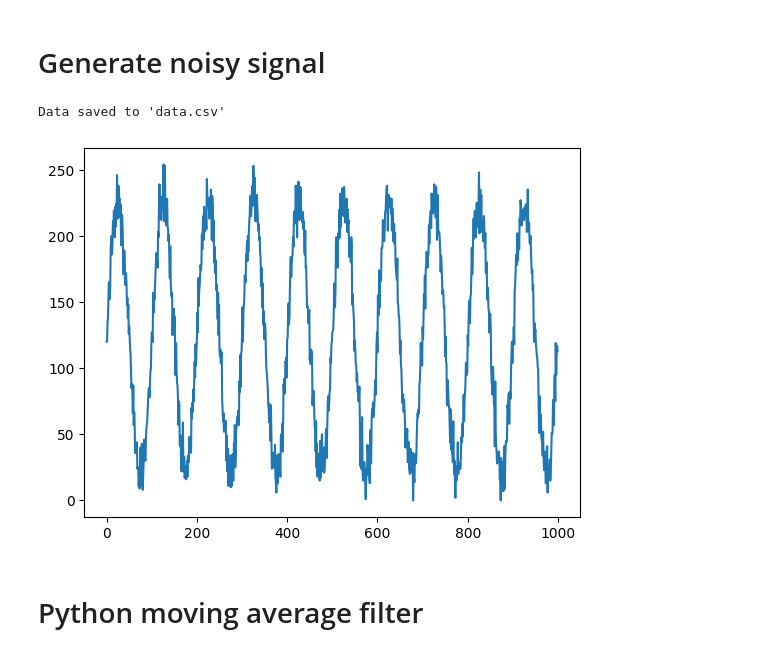
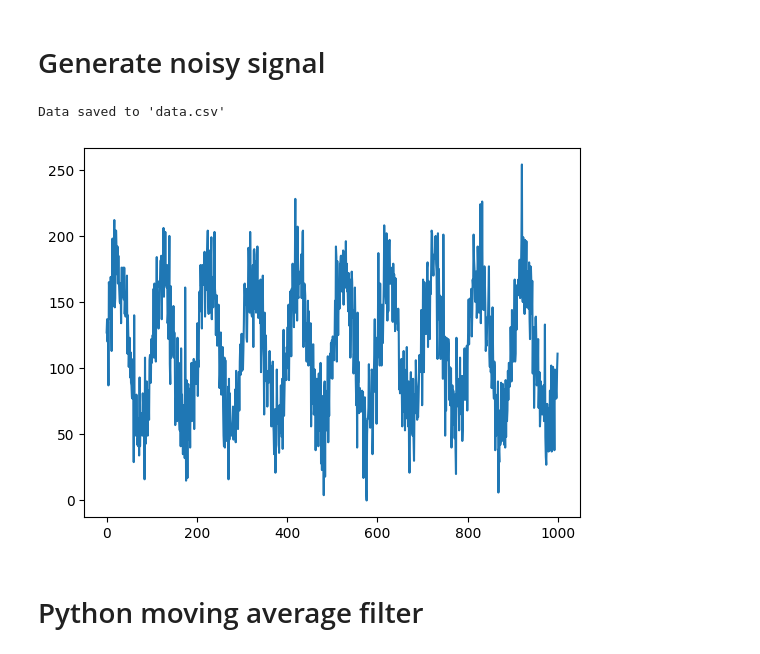
Before and after one commit to murrayinglis/YODA, a Jupyter notebook: smoothing_filter.ipynb, the cells around one changed output. Drawn from its saved outputs; the diff is of its cells as text; code cells hidden in the pictures.

```diff
--- a/smoothing_filter.ipynb
+++ b/smoothing_filter.ipynb
@@ -8,35 +8,35 @@ import subprocess
 # Parameters
 fs = 1000  # Sampling frequency (Hz)
 t = np.arange(0, 1, 1/fs)  # Time vector from 0 to 1 second with 1/fs spacing
 f = 10  # Frequency of the sinusoid (Hz)
 A = 1  # Amplitude of the sinusoid
-noise_level = 0.1  # Level of noise
+noise_level = 0.4  # Level of noise
 
 # Generate sinusoid
 sinusoid = A * np.sin(2 * np.pi * f * t)
 
 # Generate noise
 noise = noise_level * np.random.randn(len(t))  # Gaussian noise with zero mean and unit variance
 
 # Add noise to sinusoid
 noisy_signal = sinusoid + noise
 
 # Scale the data to be in the range of 0-255
 scaled_signal = (noisy_signal - np.min(noisy_signal)) / (np.max(noisy_signal) - np.min(noisy_signal)) * 254
 
 # Convert the data to integers
 scaled_signal_int = scaled_signal.astype(int)
 
 # Save data to file
 np.savetxt('data.csv', scaled_signal_int, fmt='%d', delimiter='\n')
 
 print("Data saved to 'data.csv'")
 
 plt.plot(scaled_signal_int, linestyle='-')
 plt.show()
 # %% [output]
 Data saved to 'data.csv'
-[figure, old version]
+[figure, new version]
 # %% [markdown]
 # Python moving average filter
 # %%
```
Also changed, not shown: parts of 4 cells of this notebook, 10 other files.
